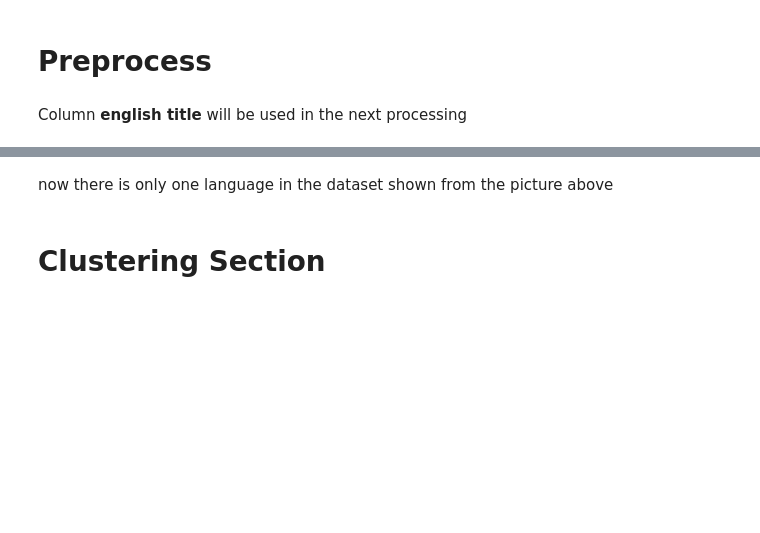
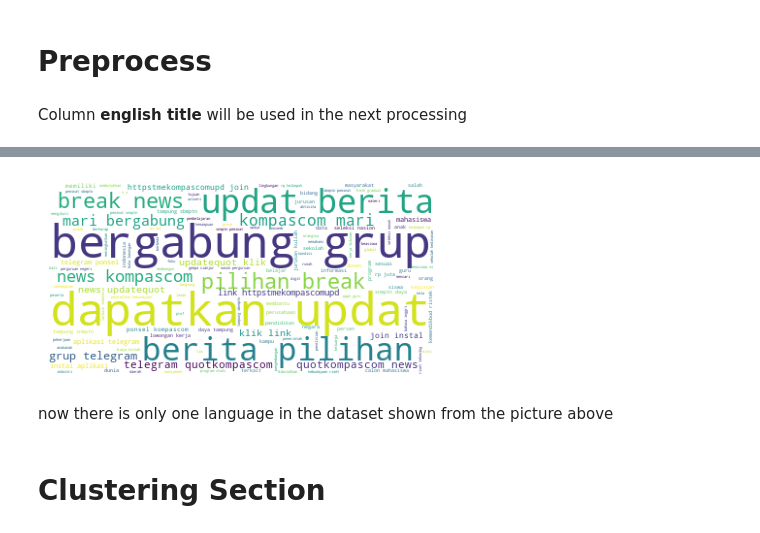
Before and after one commit to m-fariz-a/teks_clustering, a Jupyter notebook: 2_data_processing.ipynb, the cells around one changed output, grey strips where cells are left out. Cells and saved outputs as stored; diff of their text form; code cells hidden in the pictures; blank space fills up the shorter version.

```diff
--- a/2_data_processing.ipynb
+++ b/2_data_processing.ipynb
@@ -165,16 +95,16 @@ The data contains more than one (Indonesia and English), so the Indonesian will
 Column **english title** will be used in the next processing
 # %%
 # remove linux from sentence because it is the main topic from search result
-stopword_list = stopwords.words('english') + ['linux']
+stopword_list = stopwords.words('indonesian')
 # %%
 df_preprocess = df_scrapping.copy()
 
 # remove nonalphabetic data
-df_preprocess['clean_title'] = StringOperation.remove_nonalphabet(df_preprocess['title'])
+df_preprocess['clean_text'] = StringOperation.remove_nonalphabet(df_preprocess['article_content'])
 # remove stopwords
-df_preprocess['clean_title'] = StringOperation.remove_stopwords(df_preprocess['clean_title'], )
+df_preprocess['clean_text'] = StringOperation.remove_stopwords(df_preprocess['clean_text'], stopword_list)
 # word stemming
-df_preprocess['clean_title'] = StringOperation.word_stemming(df_preprocess['clean_title'])
+df_preprocess['clean_text'] = StringOperation.word_stemming(df_preprocess['clean_text'])
 
 display(df_preprocess)
 # %% [output]
@@ -182,5 +124,7 @@ KeyboardInterrupt:
 # %%
-generate_wordcloud(list(df_preprocess['clean_title'].values))
+generate_wordcloud(list(df_preprocess['clean_text'].values))
+# %% [output]
+[figure, added]
 # %% [markdown]
 now there is only one language in the dataset shown from the picture above
 # %% [markdown]
```
Also changed, not shown: parts of 8 cells of this notebook, 1 other file.
